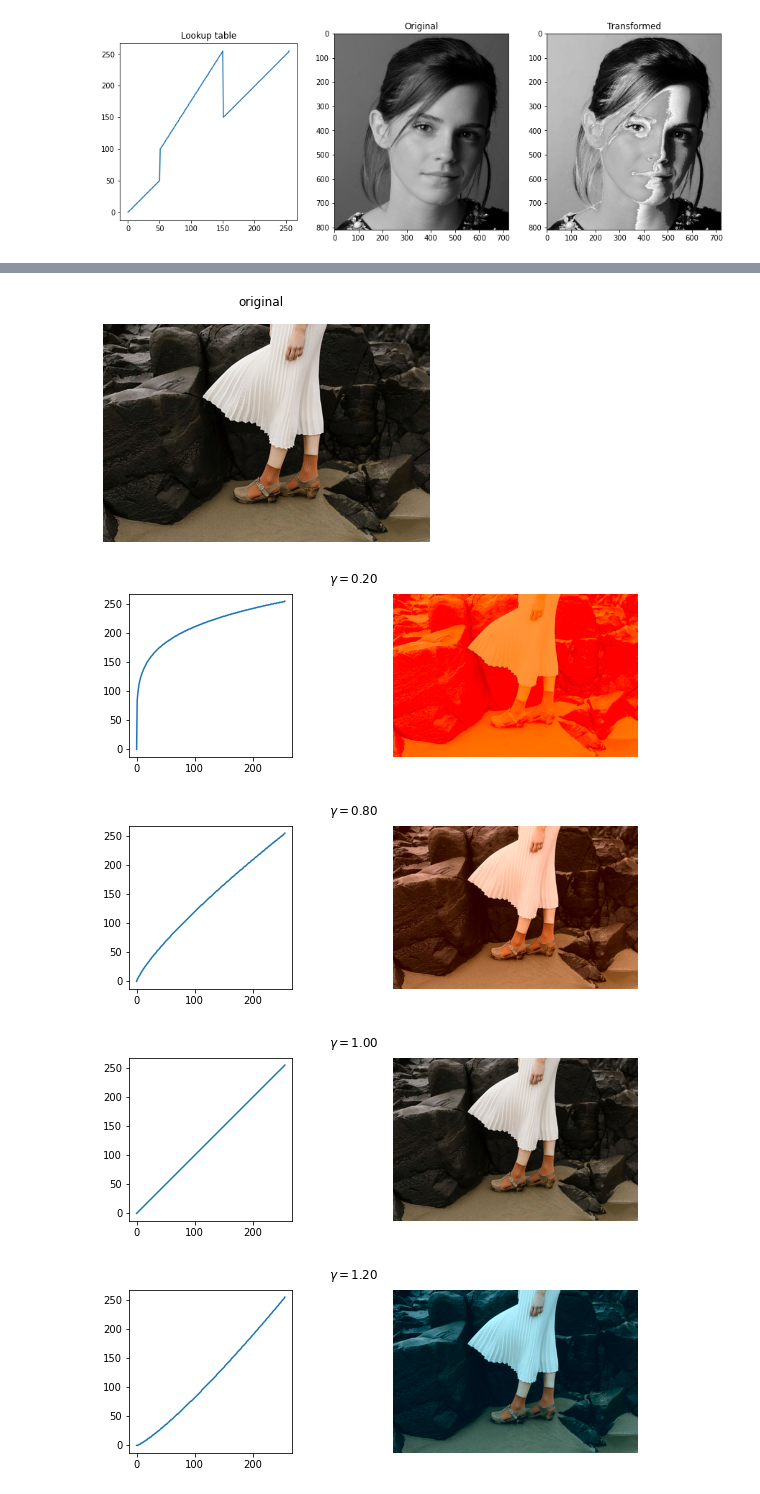
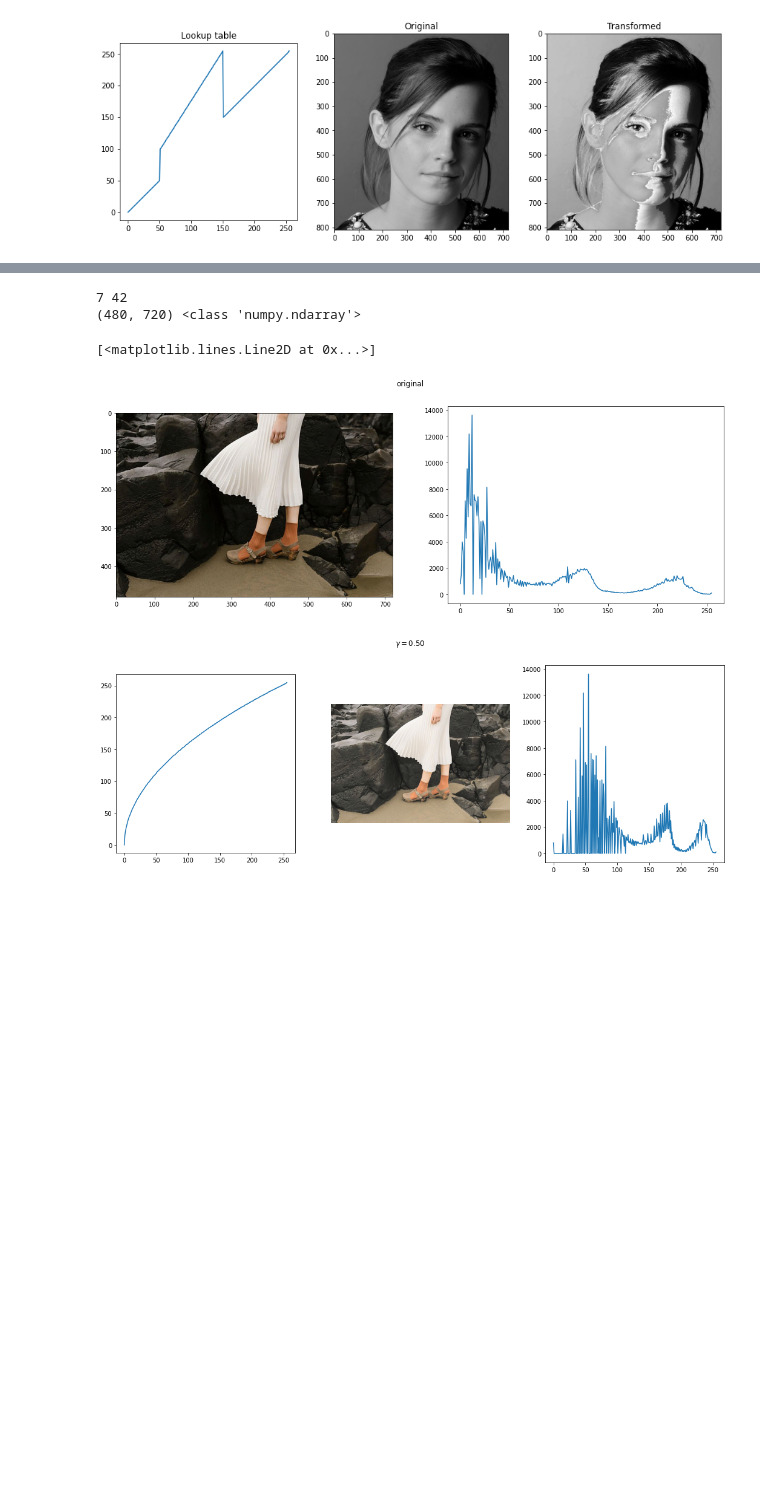
Before and after one commit to BiyonFernando/EN2550-Fundamentals-of-Image-Processing-and-Machine-Vision, a Jupyter notebook: Assigment_1/Intensity_Transformations_and_Neighborhood_Filtering.ipynb, the cells around one changed output, grey strips where cells are left out. Saved outputs shown, nothing was run; the diff lists cells and outputs as text; code cells hidden in the pictures; blank space fills up the shorter version.

```diff
--- a/Assigment_1/Intensity_Transformations_and_Neighborhood_Filtering.ipynb
+++ b/Assigment_1/Intensity_Transformations_and_Neighborhood_Filtering.ipynb
@@ -81,39 +81,49 @@ Text(0.5, 1.0, 'Lookup table')
 # %%
 img0 = cv.imread(r'highlights_and_shadows.jpg')
 assert img0 is not None
 
 
 img1 = cv.cvtColor(img0, cv.COLOR_BGR2Lab)
 
-L = img[:,:,0]
-a = img[:,:,1]
-b = img[:,:,2]
+L = img1[:,:,0]
+a = img1[:,:,1]
+b = img1[:,:,2]
 
 
 
+hist_org = cv.calcHist([L], [0], None, [256], [0,256])
 
-fig, ax = plt.subplots()
+
+fig, ax = plt.subplots(1,2,figsize = (18,6))
 fig.suptitle('original')
-ax.imshow(cv.cvtColor(img1, cv.COLOR_Lab2RGB))
-ax.axis('off')
+ax[0].imshow(cv.cvtColor(img1, cv.COLOR_Lab2RGB))
+#ax[0].axis('off')
+ax[1].plot(hist_org)
 
-Glist = [0.2, 0.8, 1, 1.2, 2]
+gamma = 0.5
 
-for gamma in Glist:
+lt = np.array([((i/255)**gamma)*255 for i in range(0,256)]).astype(np.uint8)
 
-    lt = np.array([(i/255)**gamma*255 for i in range(0,256)]).astype(np.uint8)
+L2 = cv.LUT(L, lt)
 
-    img2 = cv.LUT(img1, lt)
+print(L[0][0],L2[0][0])
 
-    fig, ax = plt.subplots(1,2,figsize = (10,3))
-    fig.suptitle('$ \gamma = %.2f$'%gamma)
-    ax[0].plot(lt)
-    ax[0].set_aspect('equal')
-    ax[1].imshow(cv.cvtColor(img2, cv.COLOR_Lab2RGB))
-    ax[1].axis('off')
+img1[:,:,0] = L2
+
+print(L2.shape, type(lt))
+
+hist = cv.calcHist([L2], [0], None, [256], [0,256])
+
+fig, ax = plt.subplots(1,3,figsize = (18,6))
+fig.suptitle('$ \gamma = %.2f$'%gamma)
+ax[0].plot(lt)
+ax[0].set_aspect('equal')
+ax[1].imshow(cv.cvtColor(img1, cv.COLOR_Lab2RGB))
+ax[1].axis('off')
+ax[2].plot(hist)
 # %% [output]
+7 42
+(480, 720) <class 'numpy.ndarray'>
+[<matplotlib.lines.Line2D at 0x...>]
-[figure, old version]
+[figure, new version]
-[figure, old version]
+[figure, new version]
-[figure, removed]
-[figure, removed]
-[figure, removed]
```
Also changed, not shown: parts of 8 cells of this notebook.
